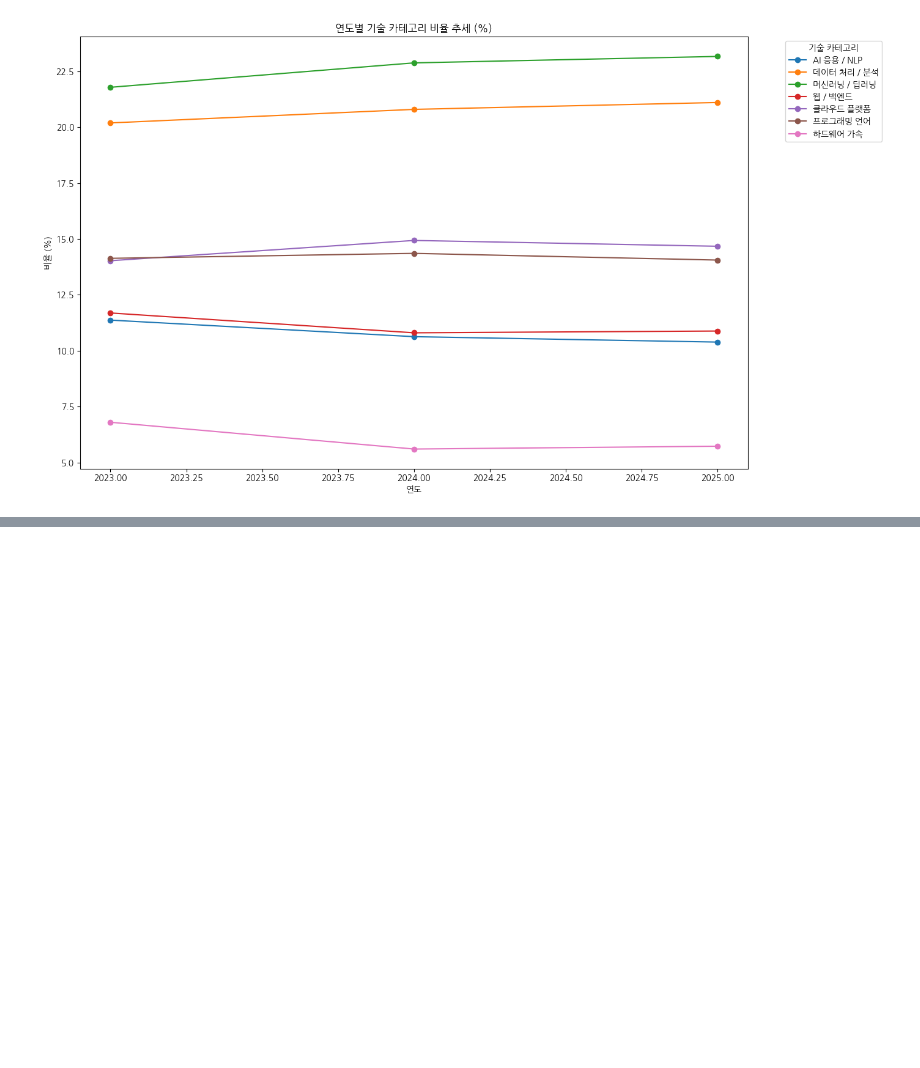
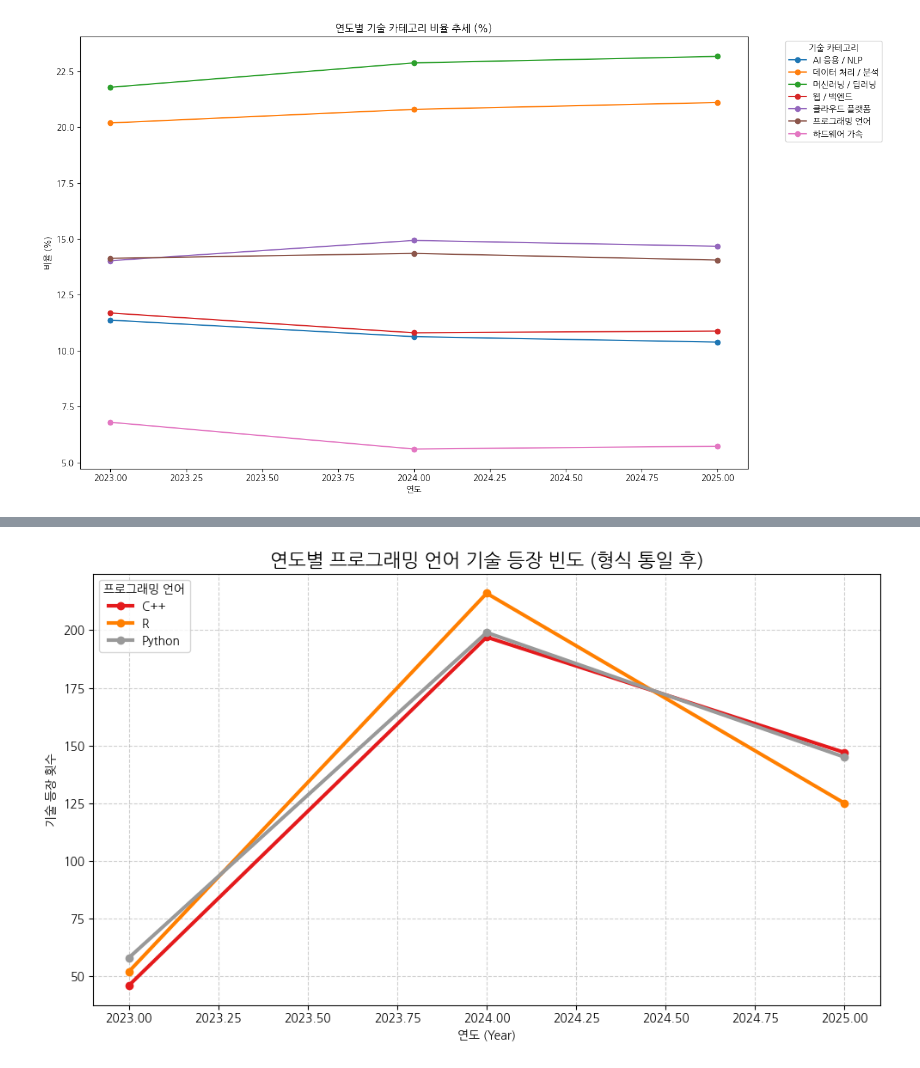
Before and after one commit to kimhyojoong83/project_ai_job, a Jupyter notebook: 연도에_따른_기술선호도(가공전파일).ipynb, the cells around one changed output, grey strips where cells are left out. Drawn from its saved outputs; the diff is of its cells as text; code cells hidden in the pictures; blank space fills up the shorter version.

```diff
--- a/연도에_따른_기술선호도(가공전파일).ipynb
+++ b/연도에_따른_기술선호도(가공전파일).ipynb
@@ -388,0 +449,59 @@ plt.show()
+# %%
+#프로그래밍 언어
+
+import pandas as pd
+import matplotlib.pyplot as plt
+import matplotlib.cm as cm
+import numpy as np
+
+# 1️⃣ 데이터 불러오기
+df = pd.read_csv("ai_job_market.csv")
+
+# 2️⃣ skills_required 분리
+df['skills_required'] = df['skills_required'].astype(str).str.split(r'[,/|]')
+df['posted_date'] = pd.to_datetime(df['posted_date'], errors='coerce')
+
+# 3️⃣ 연도 추출 + 형식 통일 (핵심!)
+df['year'] = df['posted_date'].dt.year.astype('Int64')
+
+# 4️⃣ 프로그래밍 언어 카테고리만 필터링
+programming_langs = ["Python", "C++", "R"]
+
+date_skill_counts = {}
+for _, row in df.iterrows():
+    year = row['year']
+    if pd.isna(year):
+        continue
+    for skill in row['skills_required']:
+        skill = skill.strip()
+        if skill in programming_langs:
+            date_skill_counts.setdefault(int(year), {})  # ← 연도를 명시적으로 int 변환
+            date_skill_counts[int(year)][skill] = date_skill_counts[int(year)].get(skill, 0) + 1
+
+# 5️⃣ DataFrame 변환 후 정렬
+skills_by_year = pd.DataFrame(date_skill_counts).fillna(0).astype(int).T
+skills_by_year = skills_by_year.sort_index()
+
+# 6️⃣ 시각화
+colors = cm.Set1(np.linspace(0, 1, len(skills_by_year.columns)))
+
+plt.figure(figsize=(10, 6))
+for i, skill in enumerate(skills_by_year.columns):
+    plt.plot(
+        skills_by_year.index,
+        skills_by_year[skill],
+        marker='o',
+        linewidth=3,
+        label=skill,
+        color=colors[i]
+    )
+
+plt.title("연도별 프로그래밍 언어 기술 등장 빈도 (형식 통일 후)", fontsize=16)
+plt.xlabel("연도 (Year)")
+plt.ylabel("기술 등장 횟수")
+plt.grid(True, linestyle='--', alpha=0.6)
+plt.legend(title="프로그래밍 언어", loc='upper left')
+plt.tight_layout()
+plt.show()
+# %% [output]
+[figure, added]
```
Also changed, not shown: parts of 7 cells of this notebook.
